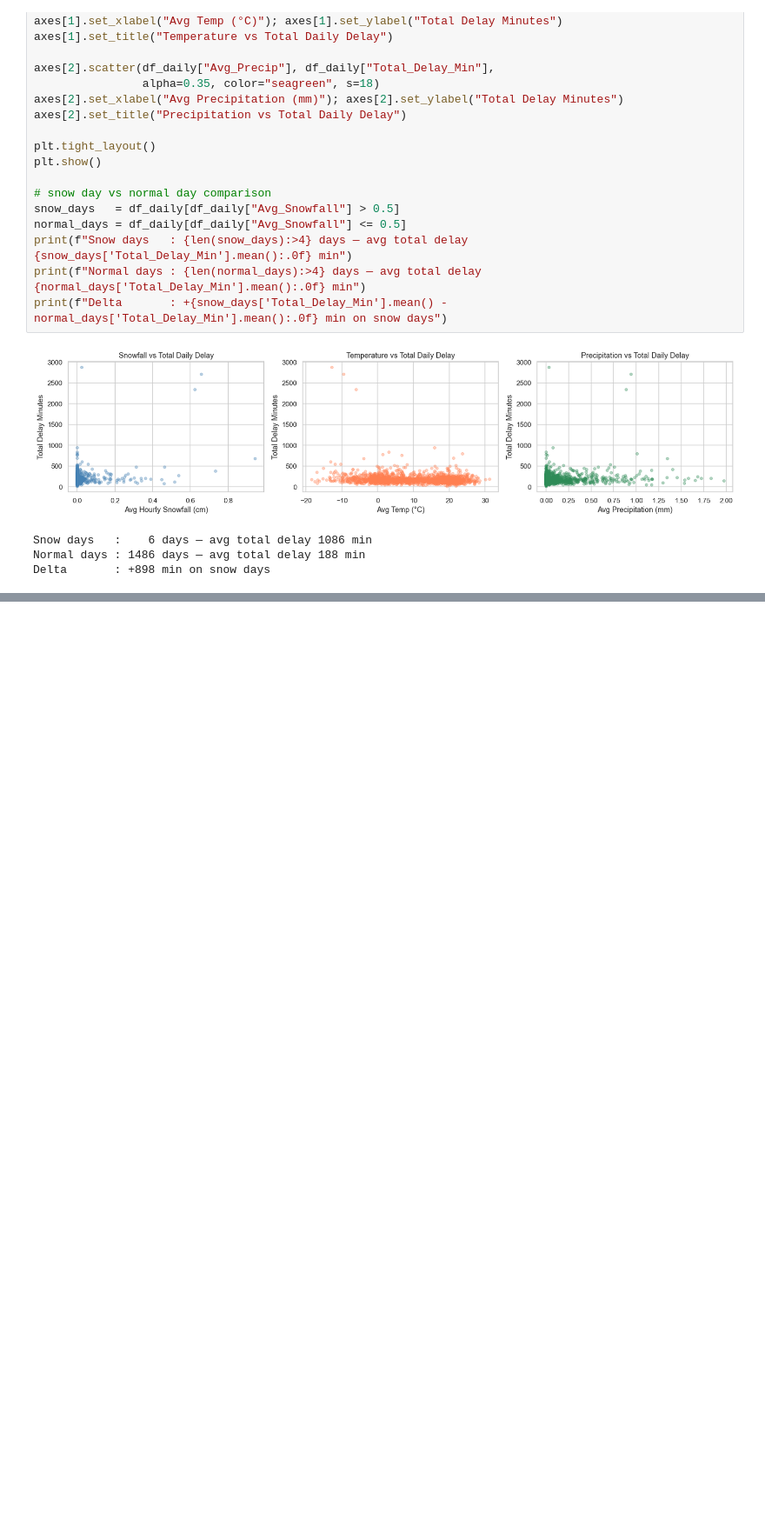
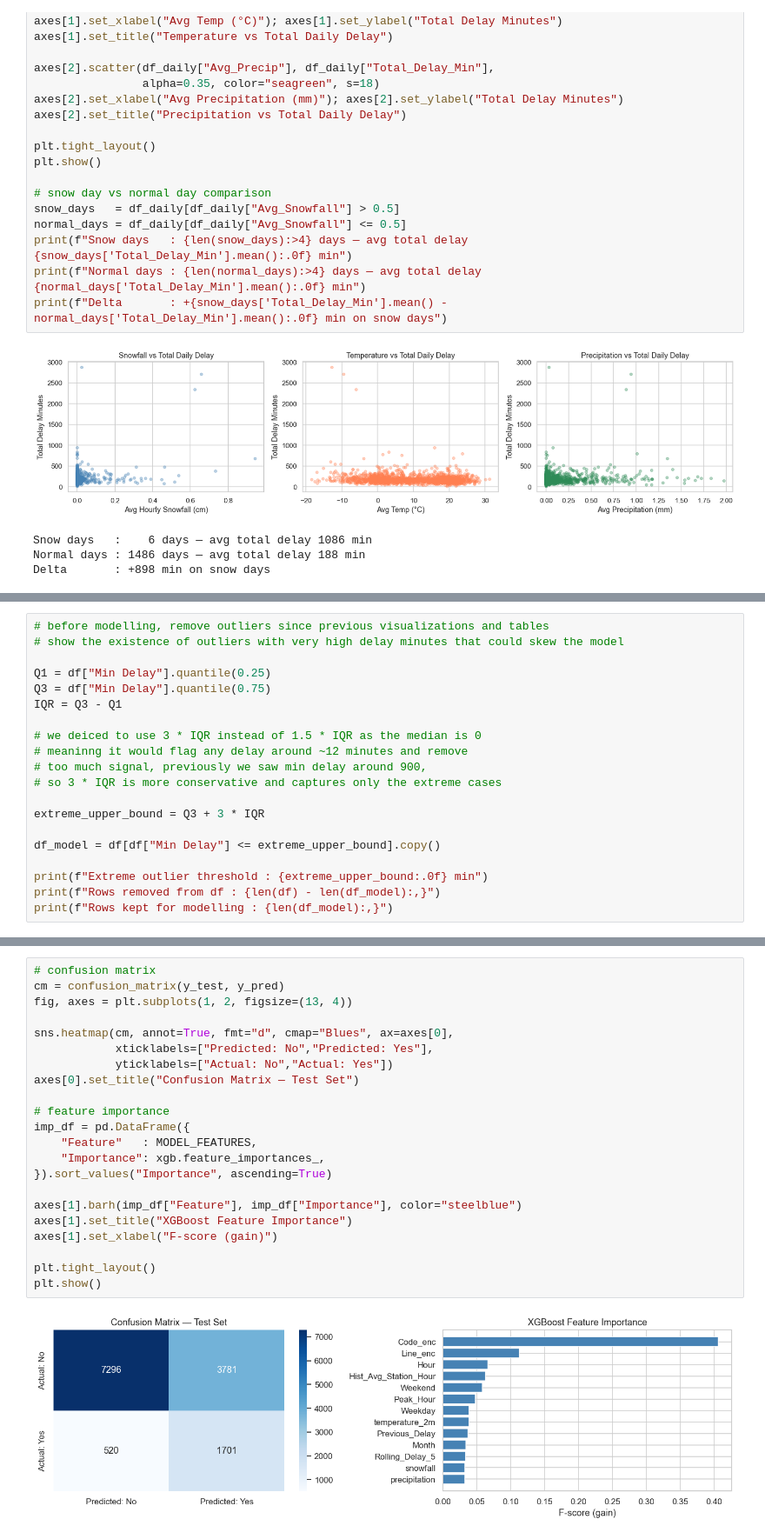
Before and after one commit to jasonqiu0/ttc-delay-analysis, a Jupyter notebook: subway.ipynb, the cells around one changed output, grey strips where cells are left out. Shown at 87% size. Drawn from its saved outputs; the diff is of its cells as text; blank space fills up the shorter version.

Commit message:
First XGBoost Model and Power BI Export

```diff
--- a/subway.ipynb
+++ b/subway.ipynb
@@ -598,0 +654,20 @@ Delta       : +898 min on snow days
+# %%
+# before modelling, remove outliers since previous visualizations and tables
+# show the existence of outliers with very high delay minutes that could skew the model
+
+Q1 = df["Min Delay"].quantile(0.25)
+Q3 = df["Min Delay"].quantile(0.75)
+IQR = Q3 - Q1
+
+# we deiced to use 3 * IQR instead of 1.5 * IQR as the median is 0
+# meaninng it would flag any delay around ~12 minutes and remove
+# too much signal, previously we saw min delay around 900,
+# so 3 * IQR is more conservative and captures only the extreme cases
+
+extreme_upper_bound = Q3 + 3 * IQR
+
+df_model = df[df["Min Delay"] <= extreme_upper_bound].copy()
+
+print(f"Extreme outlier threshold : {extreme_upper_bound:.0f} min")
+print(f"Rows removed from df : {len(df) - len(df_model):,}")
+print(f"Rows kept for modelling : {len(df_model):,}")
@@ -598,0 +784,24 @@ Delta       : +898 min on snow days
+# %%
+# confusion matrix
+cm = confusion_matrix(y_test, y_pred)
+fig, axes = plt.subplots(1, 2, figsize=(13, 4))
+
+sns.heatmap(cm, annot=True, fmt="d", cmap="Blues", ax=axes[0],
+            xticklabels=["Predicted: No","Predicted: Yes"],
+            yticklabels=["Actual: No","Actual: Yes"])
+axes[0].set_title("Confusion Matrix — Test Set")
+
+# feature importance
+imp_df = pd.DataFrame({
+    "Feature"   : MODEL_FEATURES,
+    "Importance": xgb.feature_importances_,
+}).sort_values("Importance", ascending=True)
+
+axes[1].barh(imp_df["Feature"], imp_df["Importance"], color="steelblue")
+axes[1].set_title("XGBoost Feature Importance")
+axes[1].set_xlabel("F-score (gain)")
+
+plt.tight_layout()
+plt.show()
+# %% [output]
+[figure, added]
```
Also changed, not shown: parts of 11 cells of this notebook, 2 other files.
